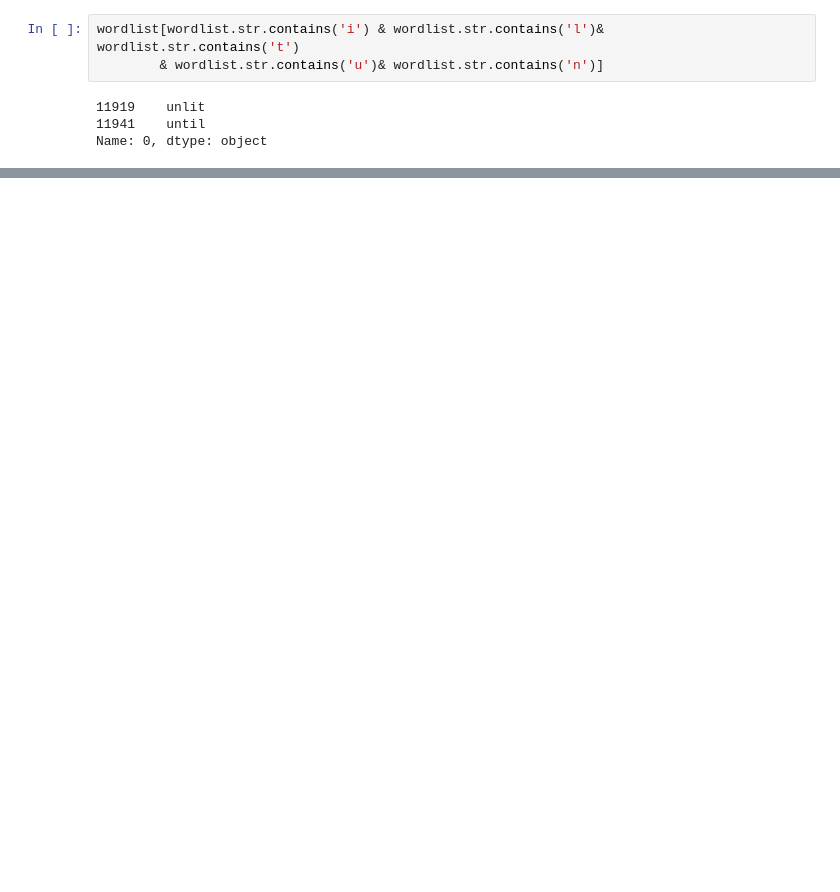
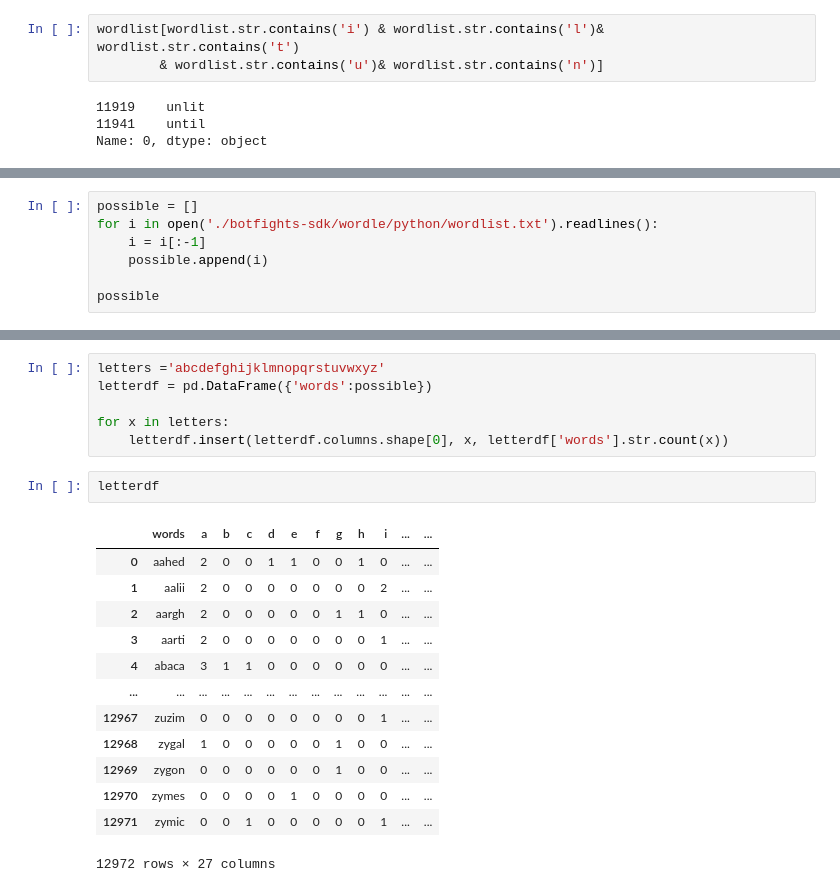
Before and after one commit to KyleMartens/WordleBot, a Jupyter notebook: Wordlebot exploratory analysis.ipynb, the cells around one changed output, grey strips where cells are left out. Drawn from its saved outputs; the diff is of its cells as text; blank space fills up the shorter version.

```diff
--- a/Wordlebot exploratory analysis.ipynb
+++ b/Wordlebot exploratory analysis.ipynb
@@ -145,0 +148,7 @@ possibilities
+# %%
+possible = []
+for i in open('./botfights-sdk/wordle/python/wordlist.txt').readlines():
+    i = i[:-1]
+    possible.append(i)
+
+possible
@@ -145,0 +173,22 @@ possibilities
+# %%
+letters ='abcdefghijklmnopqrstuvwxyz'
+letterdf = pd.DataFrame({'words':possible})
+
+for x in letters:
+    letterdf.insert(letterdf.columns.shape[0], x, letterdf['words'].str.count(x))
+# %%
+letterdf
+# %% [output]
+|  | words | a | b | c | d | e | f | g | h | i | ... | ... |
+| 0 | aahed | 2 | 0 | 0 | 1 | 1 | 0 | 0 | 1 | 0 | ... | ... |
+| 1 | aalii | 2 | 0 | 0 | 0 | 0 | 0 | 0 | 0 | 2 | ... | ... |
+| 2 | aargh | 2 | 0 | 0 | 0 | 0 | 0 | 1 | 1 | 0 | ... | ... |
+| 3 | aarti | 2 | 0 | 0 | 0 | 0 | 0 | 0 | 0 | 1 | ... | ... |
+| 4 | abaca | 3 | 1 | 1 | 0 | 0 | 0 | 0 | 0 | 0 | ... | ... |
+| ... | ... | ... | ... | ... | ... | ... | ... | ... | ... | ... | ... | ... |
+| 12967 | zuzim | 0 | 0 | 0 | 0 | 0 | 0 | 0 | 0 | 1 | ... | ... |
+| 12968 | zygal | 1 | 0 | 0 | 0 | 0 | 0 | 1 | 0 | 0 | ... | ... |
+| 12969 | zygon | 0 | 0 | 0 | 0 | 0 | 0 | 1 | 0 | 0 | ... | ... |
+| 12970 | zymes | 0 | 0 | 0 | 0 | 1 | 0 | 0 | 0 | 0 | ... | ... |
+| 12971 | zymic | 0 | 0 | 1 | 0 | 0 | 0 | 0 | 0 | 1 | ... | ... |
+12972 rows × 27 columns
```
Also changed, not shown: parts of 21 cells of this notebook, 1 other file.
